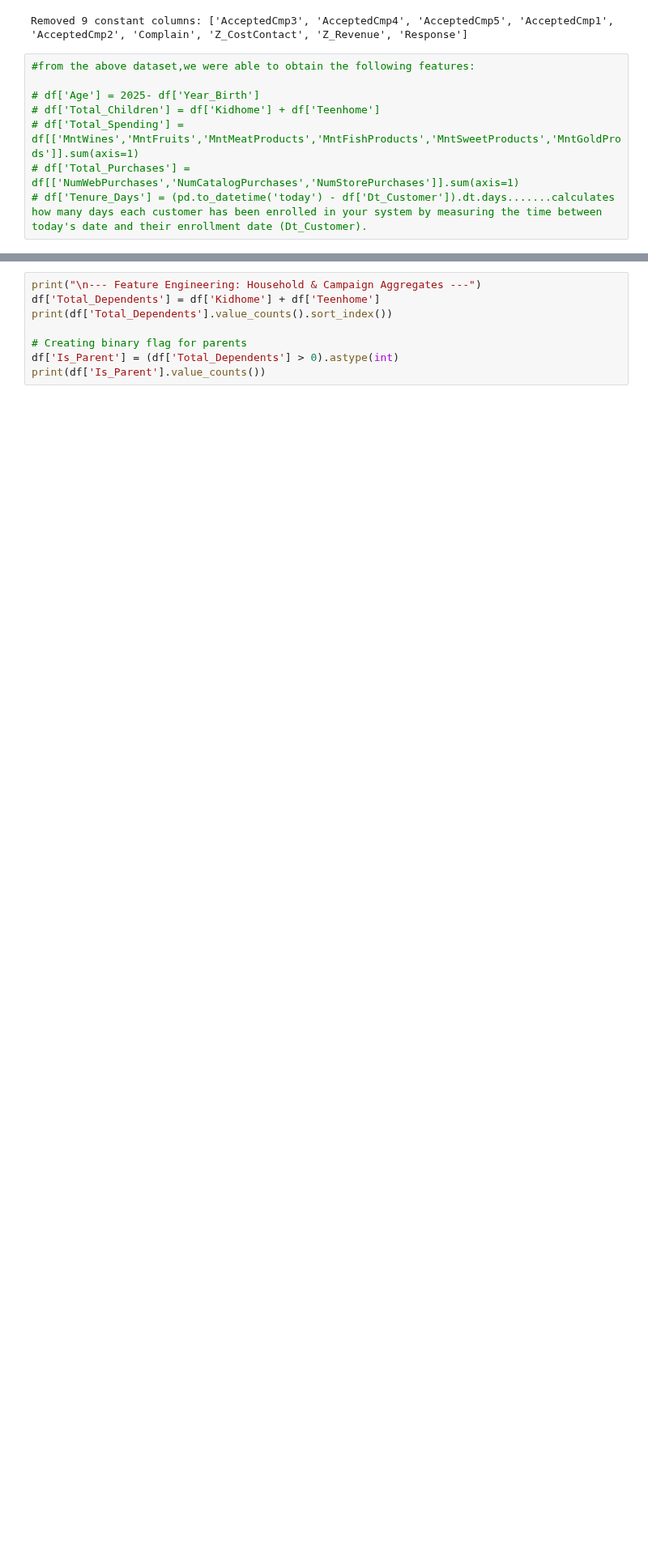
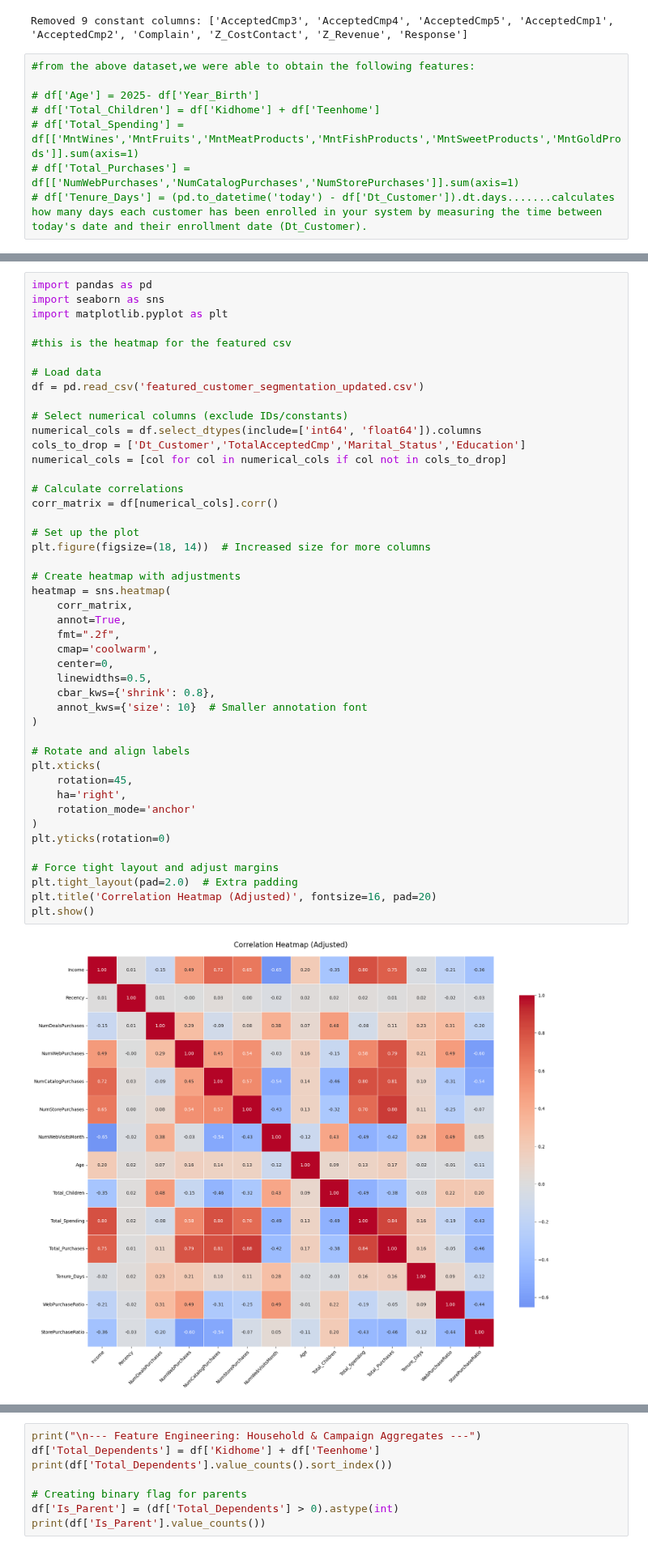
Before and after one commit to martinaainembabazi/GROUP-D-DATA-SCIENCE-PROJECT-ON-CUSTOMER-SEGMENTATION, a Jupyter notebook: customersegmentation.ipynb, the cells around one changed output, grey strips where cells are left out. Shown at 81% size. Cells and saved outputs as stored; diff of their text form; blank space fills up the shorter version.

```diff
--- a/customersegmentation.ipynb
+++ b/customersegmentation.ipynb
@@ -369,3 +428,50 @@ First 10 rows with all columns:
+# %%
+import pandas as pd
+import seaborn as sns
+import matplotlib.pyplot as plt
+
+#this is the heatmap for the featured csv
+
+# Load data
+df = pd.read_csv('featured_customer_segmentation_updated.csv')
+
+# Select numerical columns (exclude IDs/constants)
+numerical_cols = df.select_dtypes(include=['int64', 'float64']).columns
+cols_to_drop = ['Dt_Customer','TotalAcceptedCmp','Marital_Status','Education']
+numerical_cols = [col for col in numerical_cols if col not in cols_to_drop]
+
+# Calculate correlations
+corr_matrix = df[numerical_cols].corr()
+
+# Set up the plot
+plt.figure(figsize=(18, 14))  # Increased size for more columns
+
+# Create heatmap with adjustments
+heatmap = sns.heatmap(
+    corr_matrix,
+    annot=True,
+    fmt=".2f",
+    cmap='coolwarm',
+    center=0,
+    linewidths=0.5,
+    cbar_kws={'shrink': 0.8},
+    annot_kws={'size': 10}  # Smaller annotation font
+)
+
+# Rotate and align labels
+plt.xticks(
+    rotation=45,
+    ha='right',
+    rotation_mode='anchor'
+)
+plt.yticks(rotation=0)
+
+# Force tight layout and adjust margins
+plt.tight_layout(pad=2.0)  # Extra padding
+plt.title('Correlation Heatmap (Adjusted)', fontsize=16, pad=20)
+plt.show()
+# %% [output]
+[figure, added]
 # %%
 print("\n--- Feature Engineering: Aggregate Spending & Purchases ---")
 mnt_cols = ['MntWines', 'MntFruits', 'MntMeatProducts', 'MntFishProducts', 'MntSweetProducts', 'MntGoldProds']
```
Also changed, not shown: parts of 3 cells of this notebook.
